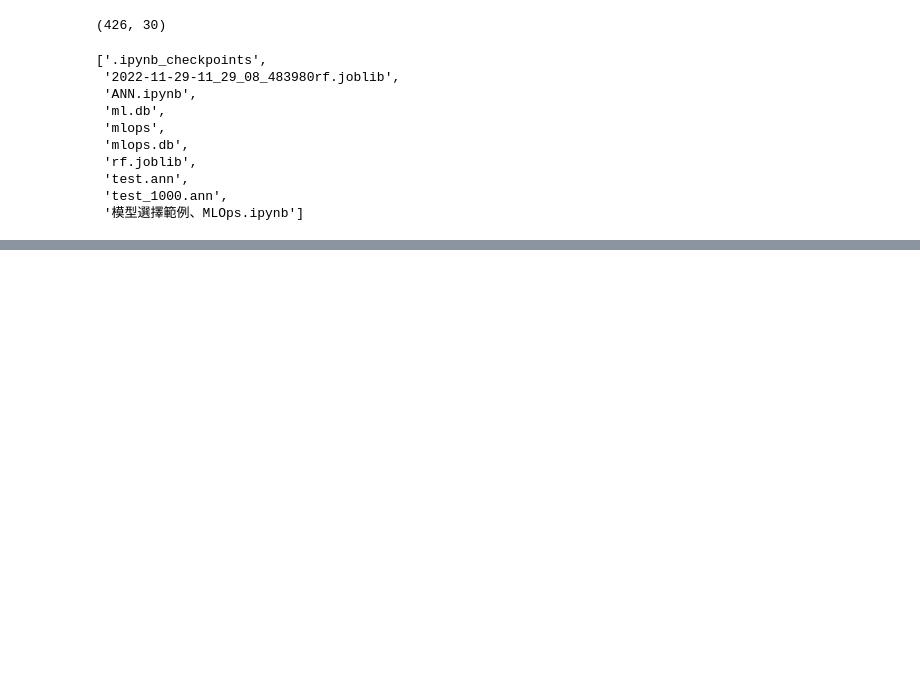
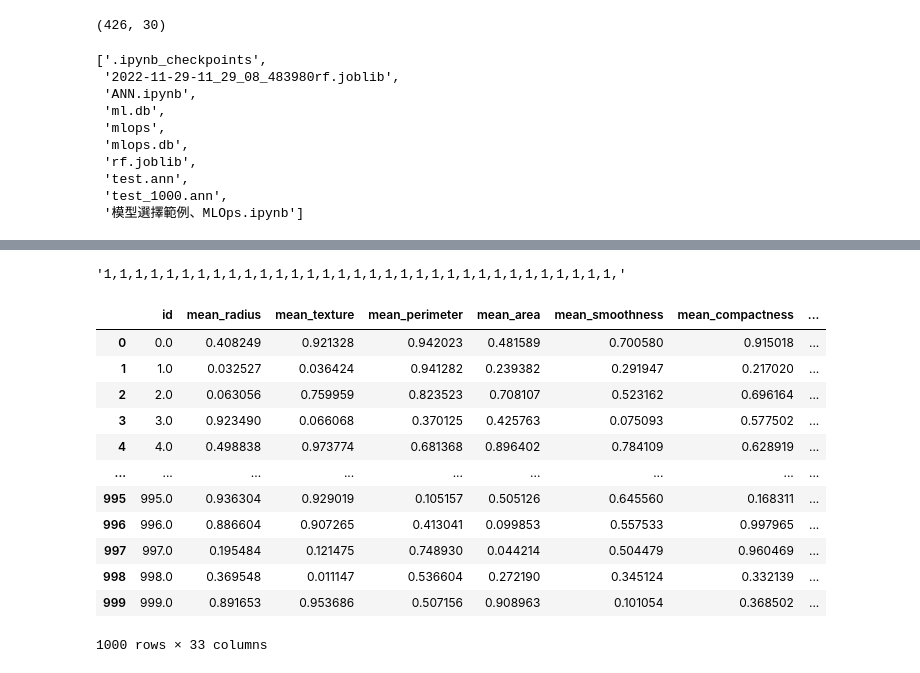
Before and after one commit to AbandonBlue/daily-ds, a Jupyter notebook: weekly-shared/模型選擇範例、MLOps.ipynb, the cells around one changed output, grey strips where cells are left out. Drawn from its saved outputs; the diff is of its cells as text; code cells hidden in the pictures; blank space fills up the shorter version.

```diff
--- a/weekly-shared/模型選擇範例、MLOps.ipynb
+++ b/weekly-shared/模型選擇範例、MLOps.ipynb
@@ -274,0 +269,40 @@ resp.json()
+# %%
+'1,'*33
+# %% [output]
+'1,1,1,1,1,1,1,1,1,1,1,1,1,1,1,1,1,1,1,1,1,1,1,1,1,1,1,1,1,1,1,1,1,'
+# %%
+column_query = "PRAGMA table_info('prediction') "
+
+con = sqlite3.connect("./mlops/mlops.db")
+cur = con.cursor()
+
+df = pd.DataFrame(cur.execute(column_query))
+column_names = df[1].tolist()
+# %%
+#### 找到問題了，我開錯DB....................
+import pandas as pd
+
+
+con = sqlite3.connect("./mlops/mlops.db")
+cur = con.cursor()
+
+create_table_query = f"select * from prediction"
+# for row in cur.execute(create_table_query):
+#     print(row)
+df = pd.DataFrame(cur.execute(create_table_query))
+df.columns = column_names
+df
+# %% [output]
+|  | id | mean_radius | mean_texture | mean_perimeter | mean_area | mean_smoothness | mean_compactness | ... |
+| 0 | 0.0 | 0.408249 | 0.921328 | 0.942023 | 0.481589 | 0.700580 | 0.915018 | ... |
+| 1 | 1.0 | 0.032527 | 0.036424 | 0.941282 | 0.239382 | 0.291947 | 0.217020 | ... |
+| 2 | 2.0 | 0.063056 | 0.759959 | 0.823523 | 0.708107 | 0.523162 | 0.696164 | ... |
+| 3 | 3.0 | 0.923490 | 0.066068 | 0.370125 | 0.425763 | 0.075093 | 0.577502 | ... |
+| 4 | 4.0 | 0.498838 | 0.973774 | 0.681368 | 0.896402 | 0.784109 | 0.628919 | ... |
+| ... | ... | ... | ... | ... | ... | ... | ... | ... |
+| 995 | 995.0 | 0.936304 | 0.929019 | 0.105157 | 0.505126 | 0.645560 | 0.168311 | ... |
+| 996 | 996.0 | 0.886604 | 0.907265 | 0.413041 | 0.099853 | 0.557533 | 0.997965 | ... |
+| 997 | 997.0 | 0.195484 | 0.121475 | 0.748930 | 0.044214 | 0.504479 | 0.960469 | ... |
+| 998 | 998.0 | 0.369548 | 0.011147 | 0.536604 | 0.272190 | 0.345124 | 0.332139 | ... |
+| 999 | 999.0 | 0.891653 | 0.953686 | 0.507156 | 0.908963 | 0.101054 | 0.368502 | ... |
+1000 rows × 33 columns
```
Also changed, not shown: parts of 15 cells of this notebook, 12 other files.
